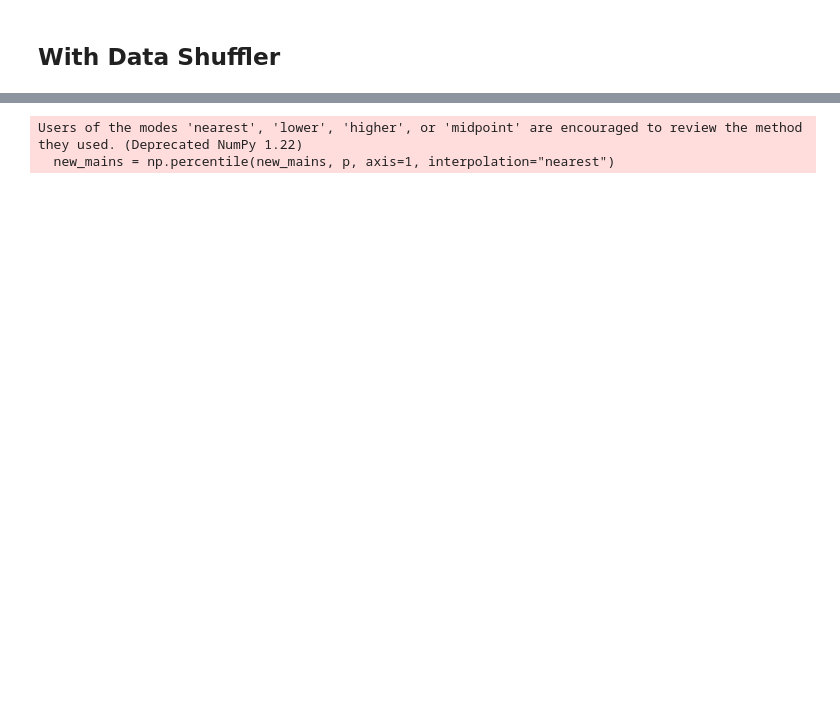
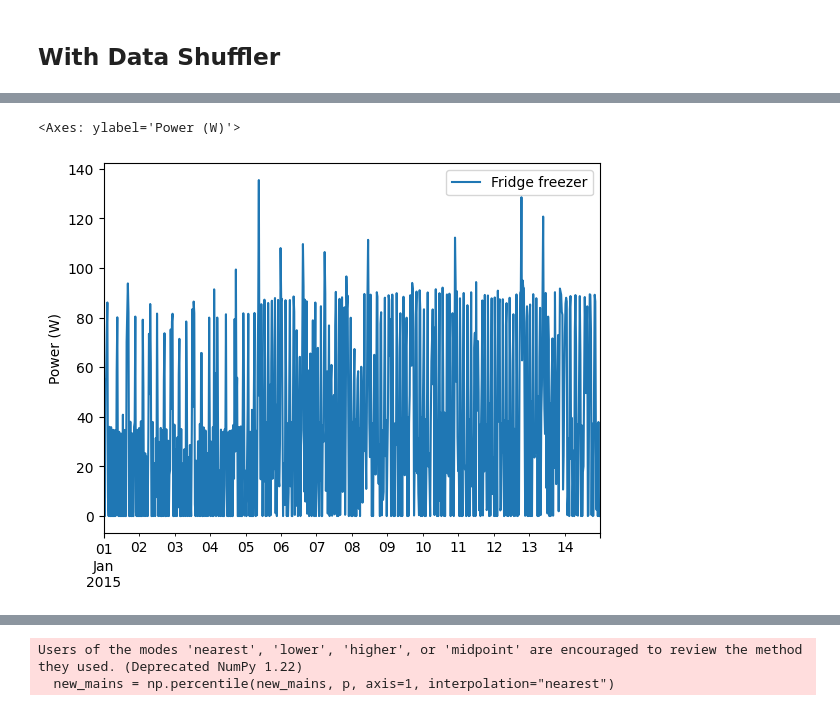
Before and after one commit to MarielTinaco/nilm-tools, a Jupyter notebook: notebooks/UKDALE_Statistical_Analysis.ipynb, the cells around one changed output, grey strips where cells are left out. Cells and saved outputs as stored; diff of their text form; code cells hidden in the pictures; blank space fills up the shorter version.

```diff
--- a/notebooks/UKDALE_Statistical_Analysis.ipynb
+++ b/notebooks/UKDALE_Statistical_Analysis.ipynb
@@ -294,0 +295,5 @@ pd.DataFrame(info)
+# %%
+power_elec[FRIDGE_FREEZER].plot()
+# %% [output]
+<Axes: ylabel='Power (W)'>
+[figure, added]
```
Also changed, not shown: parts of 9 cells of this notebook, 1 other file.
